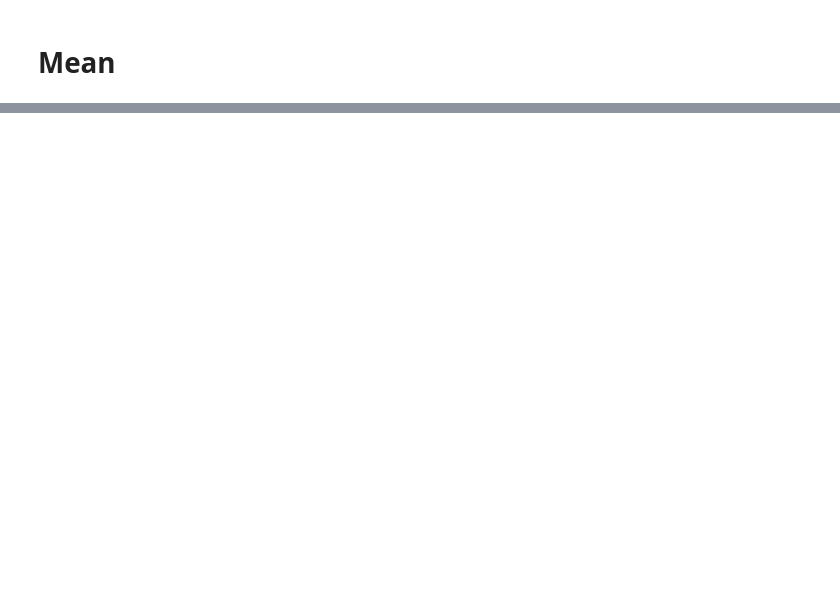
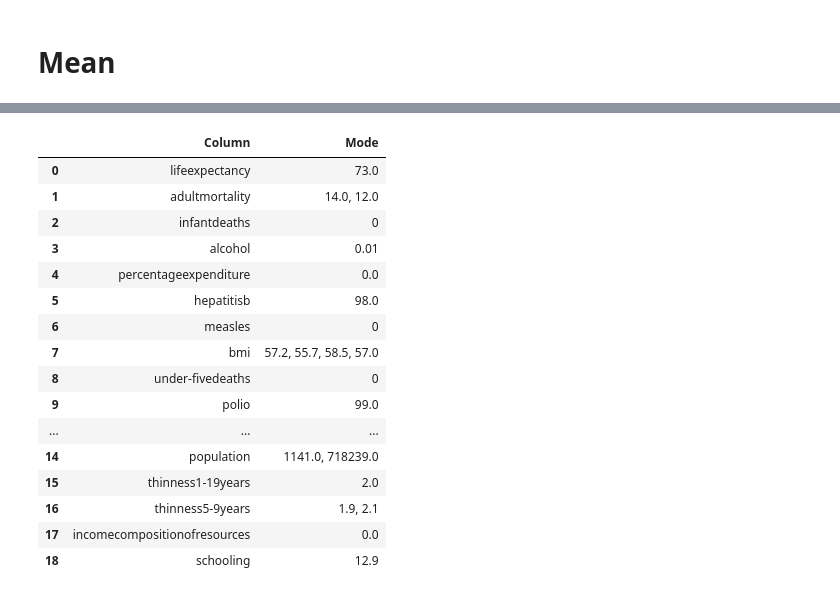
Before and after one commit to AzeemAzamTarar/Statistical-Analysis, a Jupyter notebook: life-expetancy-central-tendency-measures.ipynb, the cells around one changed output, grey strips where cells are left out. Cells and saved outputs as stored; diff of their text form; code cells hidden in the pictures; blank space fills up the shorter version.

```diff
--- a/life-expetancy-central-tendency-measures.ipynb
+++ b/life-expetancy-central-tendency-measures.ipynb
@@ -224,0 +285,39 @@ mean_df
+# %%
+def calculate_mode(column):
+
+    values = column.dropna()  # Remove NaN values
+
+    frequency = Counter(values)  # Counting frequencies of each value in a particular column
+    max_count = max(frequency.values())  # Finding the highest frequency
+
+    # Finding all values with the highest frequency
+    modes = [str(key) for key, count in frequency.items() if count == max_count]
+
+    return ", ".join(modes)  # Returning a comma-separated string
+# %%
+mode_results = []
+
+for column_name, column_values in life_expectancy_numeric.items():
+    mode = calculate_mode(column_values)
+    mode_results.append({"Column": column_name, "Mode": mode})
+
+mode_df = pd.DataFrame(mode_results)
+mode_df
+# %% [output]
+|  | Column | Mode |
+| 0 | lifeexpectancy | 73.0 |
+| 1 | adultmortality | 14.0, 12.0 |
+| 2 | infantdeaths | 0 |
+| 3 | alcohol | 0.01 |
+| 4 | percentageexpenditure | 0.0 |
+| 5 | hepatitisb | 98.0 |
+| 6 | measles | 0 |
+| 7 | bmi | 57.2, 55.7, 58.5, 57.0 |
+| 8 | under-fivedeaths | 0 |
+| 9 | polio | 99.0 |
+| ... | ... | ... |
+| 14 | population | 1141.0, 718239.0 |
+| 15 | thinness1-19years | 2.0 |
+| 16 | thinness5-9years | 1.9, 2.1 |
+| 17 | incomecompositionofresources | 0.0 |
+| 18 | schooling | 12.9 |
```
Also changed, not shown: parts of 10 cells of this notebook.
